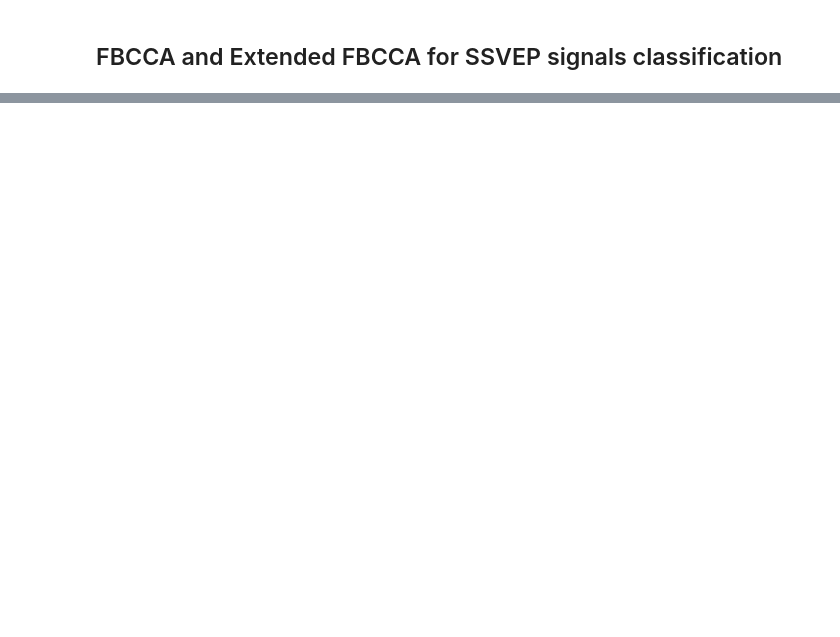
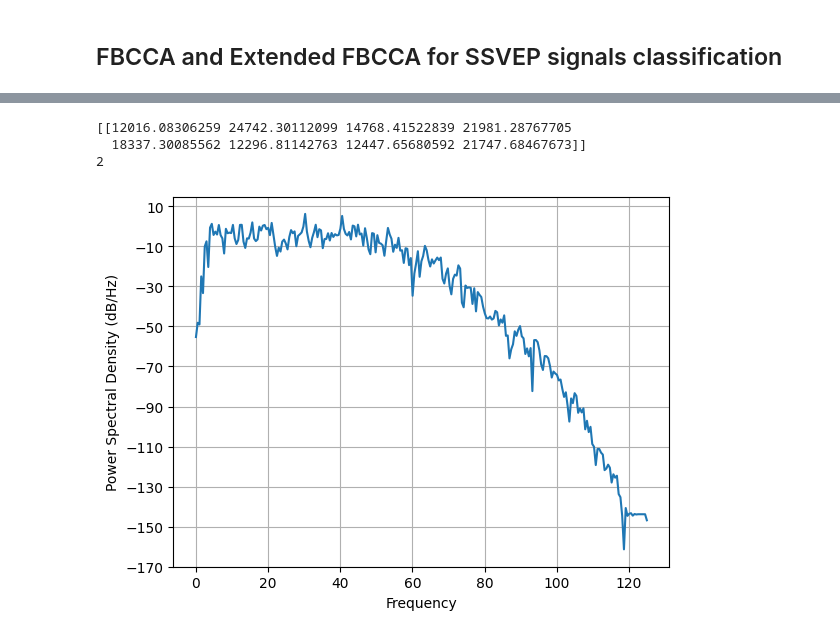
Before and after one commit to loaspra/stargan-ssvep, a Jupyter notebook: classif.ipynb, the cells around one changed output, grey strips where cells are left out. Cells and saved outputs as stored; diff of their text form; code cells hidden in the pictures; blank space fills up the shorter version.

Commit message:
Modif. reg signal generation (using Freq_Phase.mat)

```diff
--- a/classif.ipynb
+++ b/classif.ipynb
@@ -250,0 +176,41 @@ plt.show()
+# %%
+def main():
+    # SSVEP target frequencies
+    frequencies = [8, 10, 12]
+    # Number of samples
+    N = 1000
+    # Sampling frequency
+    fs = 250
+    # Number of harmonics
+    n_harmonics = 3
+    # Number of sub-bands
+    n_subbands = 8
+    # Filter bank design
+    filter_bank_design = 'M1'
+    # Weight vector
+    w = np.ones((2, n_harmonics * 2))
+    # Reference signals
+    ref_signals = generate_ref_signal('data/raw/Freq_Phase.mat', frequencies, N, n_harmonics, fs)
+    # Signal
+    in_signal = np.load('data/final/1/S1_0.npy') # Shape: (1000, 3)
+
+    # Target frequency
+    target_frequency = fbcca(in_signal, fs, n_harmonics, n_subbands, filter_bank_design, w, ref_signals)
+    print(target_frequency)
+
+if __name__ == "__main__":
+    main()
+# %% [output]
+[[12016.08306259 24742.30112099 14768.41522839 21981.28767705
+  18337.30085562 12296.81142763 12447.65680592 21747.68467673]]
+2
+# %%
+in_signal = np.load('data/final/1/S10_0.npy') # Shape: (1000, 3)
+
+# plot the power spectrum
+plt.figure()
+plt.psd(in_signal[:, 0], 512, 250)
+plt.show()
+#
+# %% [output]
+[figure, added]
```
Also changed, not shown: parts of 7 cells of this notebook, 4 other files.
